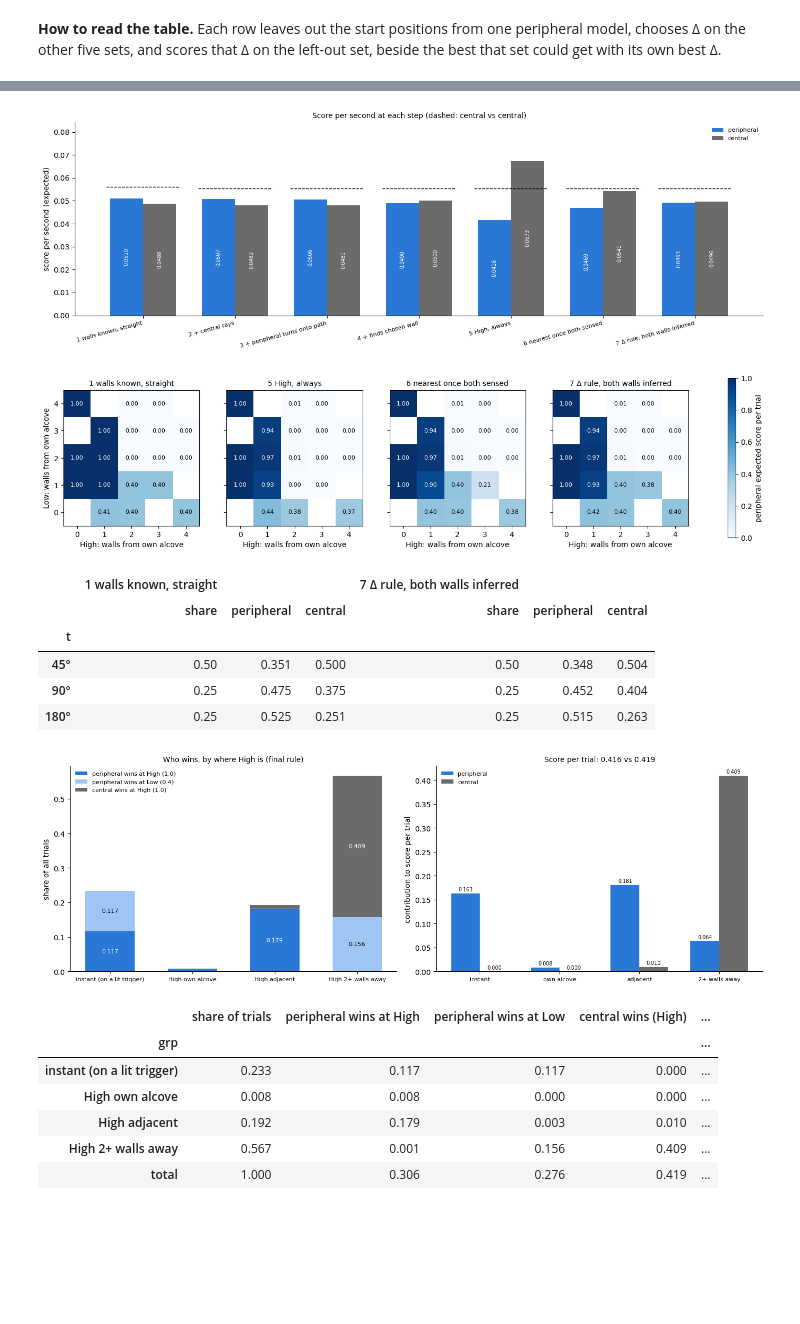
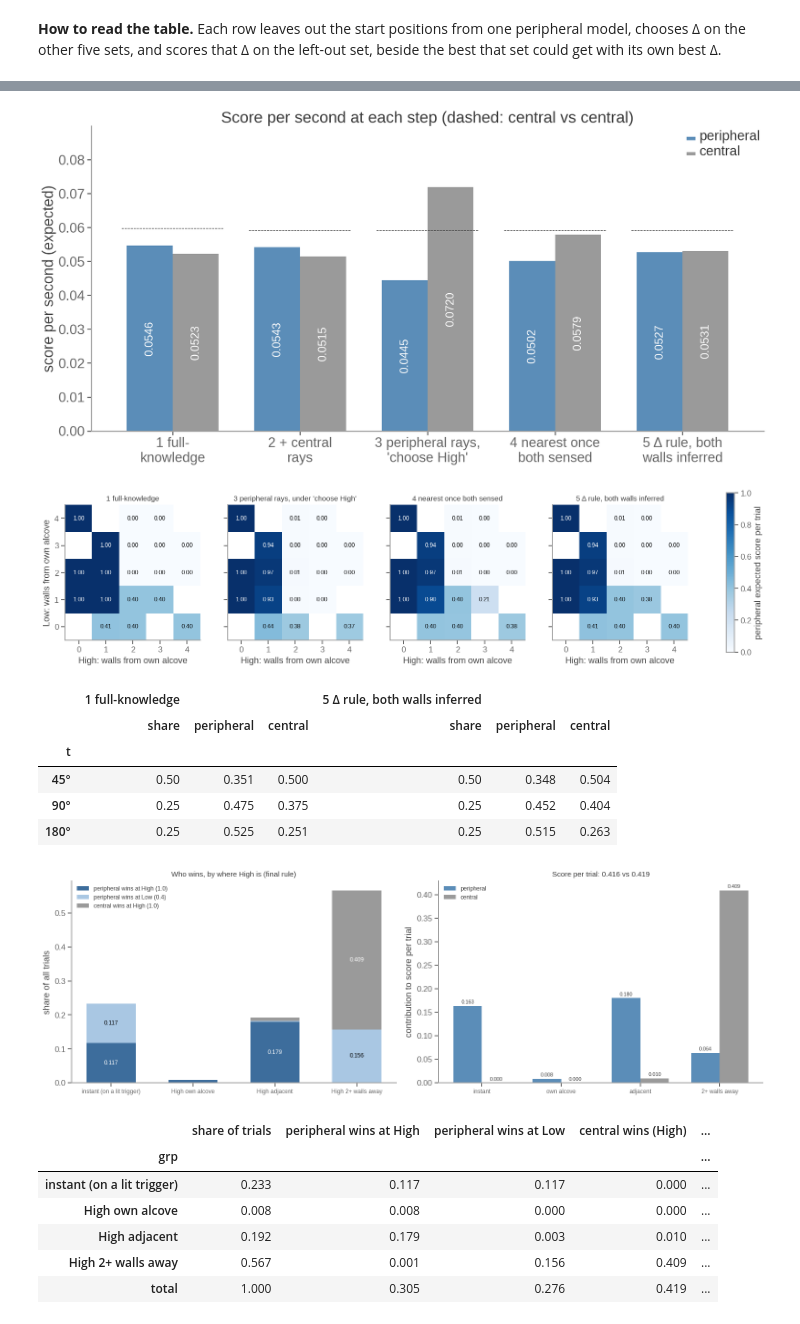
Before and after one commit to tomhagley6/octagon_analysis, a Jupyter notebook: demos/analytical_modelling/geometric_model_assembly.ipynb, the cells around one changed output, grey strips where cells are left out. Drawn from its saved outputs; the diff is of its cells as text; code cells hidden in the pictures; blank space fills up the shorter version.

```diff
--- a/demos/analytical_modelling/geometric_model_assembly.ipynb
+++ b/demos/analytical_modelling/geometric_model_assembly.ipynb
@@ -592,10 +823,10 @@ for ax, (hg, lw_, lab) in zip(axes, ((3, 1, '(a) Far High seen, Low inferred nea
     draw_arena(ax, hg, lw_)
     r = ar.delta2_route(BACK, H_OUT, hg, lw_, 1, D_BEST6, ROT, CLOSE)
     for state, s0, e, t0, is_search in r['segments']:
-        ax.plot(*route_xy(state, s0, e).T, color='black', lw=1.4 if is_search else 2, ls='--' if is_search else '-')
+        ax.plot(*route_xy(state, s0, e).T, color=C_INK, lw=1.4 if is_search else 2, ls='--' if is_search else '-')
     for t_d, q, to_low in r['decisions'][1:]:
         ax.plot(*q, '*', color=C_LOWW if to_low else C_HIGHW, ms=13)
-    draw_central(ax, hg); ax.plot(*BACK, 'ks', ms=7)
+    draw_central(ax, hg); ax.plot(*BACK, 's', color=C_INK, ms=7)
     ax.set_title(f"{lab}\nto {'Low' if r['go_low'] else 'High'} at {r['time']:.2f} s (wins {win_share(r['time'], hg, lw_, CT_INF):.2f}); "
                  f"central mean {CT_INF[(lw_ - hg) % 8].mean():.2f} s", fontsize=9)
 plt.tight_layout(); plt.show()
@@ -616,21 +847,21 @@ ax.plot(sweep6['delta'], sweep6['peripheral score/s'], color=C_PERIPH, lw=2, lab
 ax.plot(sweep6['delta'], sweep6['central score/s'], color=C_CENTRAL, lw=2, label='central')
 ax.plot(sweep_hi['delta'], sweep_hi['peripheral score/s'], color=C_PERIPH, lw=1, ls='--', label='peripheral, High-only inference')
 ax.plot(sweep0['delta'], sweep0['peripheral score/s'], color=C_PERIPH, lw=1, ls=':', label='peripheral, step 1 (walls known)')
-ax.axhline(ref_score(CT_INF), color='black', ls='--', lw=1)
+ax.axhline(ref_score(CT_INF), color=C_INK, ls='--', lw=1)
 ax.text(0.02, ref_score(CT_INF), f'central vs central {ref_score(CT_INF):.4f}', va='bottom', fontsize=8)
-ax.axvspan(top6.min(), top6.max(), color='#dddddd', alpha=0.5)
-ax.axvline(D_BEST6, color='#999999', ls=':', lw=1.5)
+ax.axvspan(top6.min(), top6.max(), color='#ececec', alpha=0.5)
+ax.axvline(D_BEST6, color=C_REF, ls=':', lw=1.5)
 ax.text(D_BEST6, ax.get_ylim()[0], f' best Δ {D_BEST6:.2f} s\n within 0.5%: {top6.min():.2f}-{top6.max():.2f} s', fontsize=8, va='bottom')
 ax.set_ylabel('score per second (expected)'); ax.legend(frameon=False, fontsize=8, loc='center right')
 ax.set_title('(a) Score per second against Δ', fontsize=10)
 ax = axes[0, 1]
 ax.plot(sweep6['delta'], sweep6['margin'], color=C_PERIPH, lw=2)
-ax.axhline(0, color='black', ls='--', lw=1); ax.text(3.8, 0, 'central strategy (tied) 0', ha='right', va='bottom', fontsize=8)
-ax.axvline(D_BEST6, color='#999999', ls=':', lw=1.5)
+ax.axhline(0, color=C_INK, ls='--', lw=1); ax.text(3.8, 0, 'central strategy (tied) 0', ha='right', va='bottom', fontsize=8)
+ax.axvline(D_BEST6, color=C_REF, ls=':', lw=1.5)
 ax.set_ylabel('peripheral minus central score per second'); ax.set_title('(b) Margin', fontsize=10)
 ax = axes[1, 0]
 for k, (m_, g) in enumerate(per_model.groupby('group')):
-    col = plt.get_cmap('tab10')(k)
+    col = sns.color_palette('muted')[k]
     ax.plot(g['delta'], g['periph_score_s'], color=col, lw=1.5, label=f'positions from model {m_}')
     b = g.loc[g['periph_score_s'].idxmax()]
     ax.plot(b['delta'], b['periph_score_s'], 'o', color=col, ms=6)
@@ -688,28 +921,27 @@ display(pd.DataFrame(loo).set_index('held_out_positions_from_model').round(4))
 **How to read the tables.** First: the steps' scores. Second: score per trial by trial type for step 1 and the final rule. Third: wins and score by layout group for the final rule.
 # %%
 steps = pd.DataFrame({
-    '1 walls known, straight': step1.loc[f'best Δ = {D_BEST0:.2f} s'],
+    '1 full-knowledge': step1.loc[f'best Δ = {D_BEST0:.2f} s'],
     '2 + central rays': step2.iloc[1],
-    '3 + peripheral turns onto path': step3.iloc[1],
-    '4 + finds chosen wall (not playable)': step3.iloc[2],
-    '5 High, always': step5.loc['High, always'],
-    '6 nearest once both sensed': step5.loc['Nearest once both sensed'],
-    f'7 Δ rule, both walls inferred (Δ {D_BEST6:.2f} s)': summary(pooled, 'delta2', D_BEST6, CT_INF)}).T
-refs = [ref_score(CT_STRAIGHT)] + [ref_score(CT_INF)] * 6
+    "3 peripheral rays, under 'choose High'": step5.loc['High, always'],
+    '4 nearest once both sensed': step5.loc['Nearest once both sensed'],
+    f'5 Δ rule, both walls inferred (Δ {D_BEST6:.2f} s)': summary(pooled, 'delta2', D_BEST6, CT_INF)}).T
+refs = [ref_score(CT_STRAIGHT)] + [ref_score(CT_INF)] * 4
 display(steps.round(4))
 
-fig, ax = plt.subplots(figsize=(14, 4.8))
+fig, ax = plt.subplots(figsize=(18, 9))
 x = np.arange(len(steps))
 ax.bar(x - 0.18, steps['peripheral score/s'], width=0.36, color=C_PERIPH, label='peripheral')
 ax.bar(x + 0.18, steps['central score/s'], width=0.36, color=C_CENTRAL, label='central')
 for xi, (a_, b_, r_) in enumerate(zip(steps['peripheral score/s'], steps['central score/s'], refs)):
     ax.text(xi - 0.18, a_ / 2, f'{a_:.4f}', ha='center', fontsize=7, rotation=90, va='center', color='white')
     ax.text(xi + 0.18, b_ / 2, f'{b_:.4f}', ha='center', fontsize=7, rotation=90, va='center', color='white')
-    ax.plot([xi - 0.4, xi + 0.4], [r_, r_], color='black', ls='--', lw=1)
-ax.set_xticks(x, [s.split(' (')[0] for s in steps.index], fontsize=8, rotation=15, ha='right')
+    ax.plot([xi - 0.4, xi + 0.4], [r_, r_], color=C_INK, ls='--', lw=1)
+ax.set_xticks(x, ['1 full-\nknowledge', '2 + central\nrays', "3 peripheral rays,\n'choose High'", '4 nearest once\nboth sensed', '5 Δ rule, both\nwalls inferred'], fontsize=8)
 ax.set_ylabel('score per second (expected)'); ax.set_ylim(0, steps[['peripheral score/s', 'central score/s']].max().max() * 1.25)
 ax.legend(frameon=False, fontsize=8, loc='upper right'); ax.spines[['top', 'right']].set_visible(False)
 ax.set_title('Score per second at each step (dashed: central vs central)', fontsize=10)
+presentation_text(fig)
 plt.tight_layout(); plt.show()
 
 
@@ -722,10 +954,10 @@ def layout_grid(rows, policy, delta=None, central_t=None):
         index=range(5), columns=range(5))
 
 
-grids = [('1 walls known, straight', layout_grid(with_times(D_KNOWN[pi_, hi_] / 10, D_KNOWN[pi_, lo_] / 10, GAP_KNOWN > D_BEST0), 'low_first')),
-         ('5 High, always', layout_grid(pooled_inf, 'high', central_t=CT_INF)),
-         ('6 nearest once both sensed', layout_grid(pooled_inf, 'nearest', central_t=CT_INF)),
-         ('7 Δ rule, both walls inferred', layout_grid(pooled, 'delta2', D_BEST6, CT_INF))]
+grids = [('1 full-knowledge', layout_grid(with_times(D_KNOWN[pi_, hi_] / 10, D_KNOWN[pi_, lo_] / 10, GAP_KNOWN > D_BEST0), 'low_first')),
+         ("3 peripheral rays, under 'choose High'", layout_grid(pooled_inf, 'high', central_t=CT_INF)),
+         ('4 nearest once both sensed', layout_grid(pooled_inf, 'nearest', central_t=CT_INF)),
+         ('5 Δ rule, both walls inferred', layout_grid(pooled, 'delta2', D_BEST6, CT_INF))]
 fig, axes = plt.subplots(1, 4, figsize=(19, 4.6), sharey=True)
 for ax, (lab, grid) in zip(axes, grids):
     im = ax.imshow(grid.to_numpy(), origin='lower', cmap='Blues', vmin=0, vmax=1)
@@ -748,8 +980,8 @@ def by_type(rows, policy, delta=None, central_t=None):
                                                          central=np.average(x['c'], weights=x['w']))), include_groups=False)
 
 
-types = pd.concat({'1 walls known, straight': by_type(with_times(D_KNOWN[pi_, hi_] / 10, D_KNOWN[pi_, lo_] / 10, GAP_KNOWN > D_BEST0), 'low_first'),
-                   '7 Δ rule, both walls inferred': by_type(pooled, 'delta2', D_BEST6, CT_INF)}, axis=1).reindex(['45°', '90°', '180°'])
+types = pd.concat({'1 full-knowledge': by_type(with_times(D_KNOWN[pi_, hi_] / 10, D_KNOWN[pi_, lo_] / 10, GAP_KNOWN > D_BEST0), 'low_first'),
+                   '5 Δ rule, both walls inferred': by_type(pooled, 'delta2', D_BEST6, CT_INF)}, axis=1).reindex(['45°', '90°', '180°'])
 display(types.round(3))
 
 # who wins, at which wall, by where High is (final rule)
@@ -769,8 +1001,8 @@ og = outcome.loc[GROUPS]
 fig, axes = plt.subplots(1, 2, figsize=(14, 4.6))
 ax = axes[0]
 xg = np.arange(len(GROUPS))
-ax.bar(xg, og['peripheral wins at High'], color='#2a78d6', width=0.6, label='peripheral wins at High (1.0)')
-ax.bar(xg, og['peripheral wins at Low'], bottom=og['peripheral wins at High'], color='#9ec5f4', width=0.6, label='peripheral wins at Low (0.4)')
+ax.bar(xg, og['peripheral wins at High'], color=C_PERIPH_DARK, width=0.6, label='peripheral wins at High (1.0)')
+ax.bar(xg, og['peripheral wins at Low'], bottom=og['peripheral wins at High'], color=C_PERIPH_LIGHT, width=0.6, label='peripheral wins at Low (0.4)')
 ax.bar(xg, og['central wins (High)'], bottom=og['peripheral wins at High'] + og['peripheral wins at Low'], color=C_CENTRAL, width=0.6,
        label='central wins at High (1.0)')
 for xi, (ph, pl, cw) in enumerate(zip(og['peripheral wins at High'], og['peripheral wins at Low'], og['central wins (High)'])):
@@ -805,16 +1035,16 @@ display(outcome.round(3))
-[figure, old version]
+[figure, new version]
-[figure, old version]
+[figure, new version]
-|  | 1 walls known, straight |  |  | 7 Δ rule, both walls inferred |  |  |
+|  | 1 full-knowledge |  |  | 5 Δ rule, both walls inferred |  |  |
 |  | share | peripheral | central | share | peripheral | central |
 | t |  |  |  |  |  |  |
 | 45° | 0.50 | 0.351 | 0.500 | 0.50 | 0.348 | 0.504 |
 | 90° | 0.25 | 0.475 | 0.375 | 0.25 | 0.452 | 0.404 |
 | 180° | 0.25 | 0.525 | 0.251 | 0.25 | 0.515 | 0.263 |
-[figure, old version]
+[figure, new version]
 |  | share of trials | peripheral wins at High | peripheral wins at Low | central wins (High) | ... |
 | grp |  |  |  |  | ... |
 | instant (on a lit trigger) | 0.233 | 0.117 | 0.117 | 0.000 | ... |
 | High own alcove | 0.008 | 0.008 | 0.000 | 0.000 | ... |
 | High adjacent | 0.192 | 0.179 | 0.003 | 0.010 | ... |
 | High 2+ walls away | 0.567 | 0.001 | 0.156 | 0.409 | ... |
-| total | 1.000 | 0.306 | 0.276 | 0.419 | ... |
+| total | 1.000 | 0.305 | 0.276 | 0.419 | ... |
```
Also changed, not shown: parts of 37 cells of this notebook, 11 other files.
